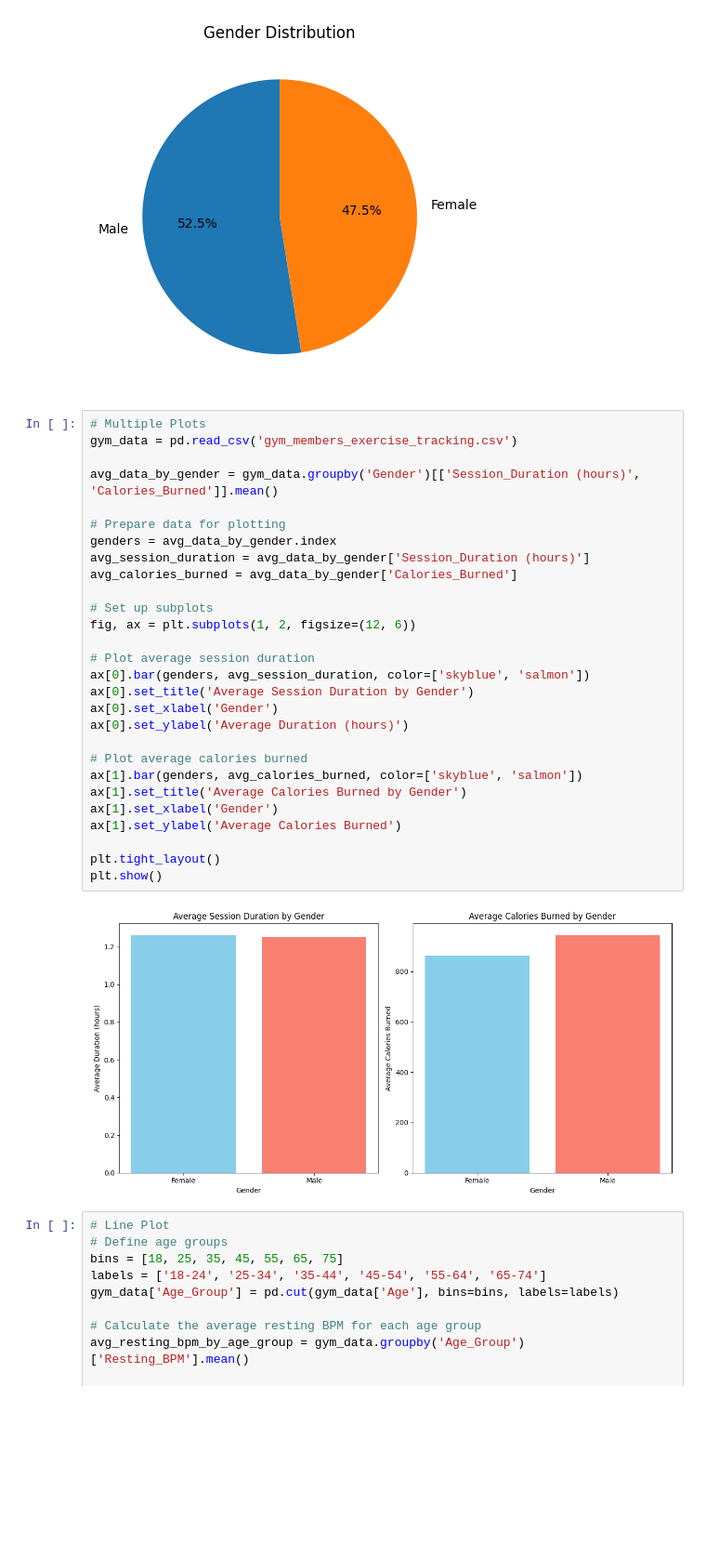
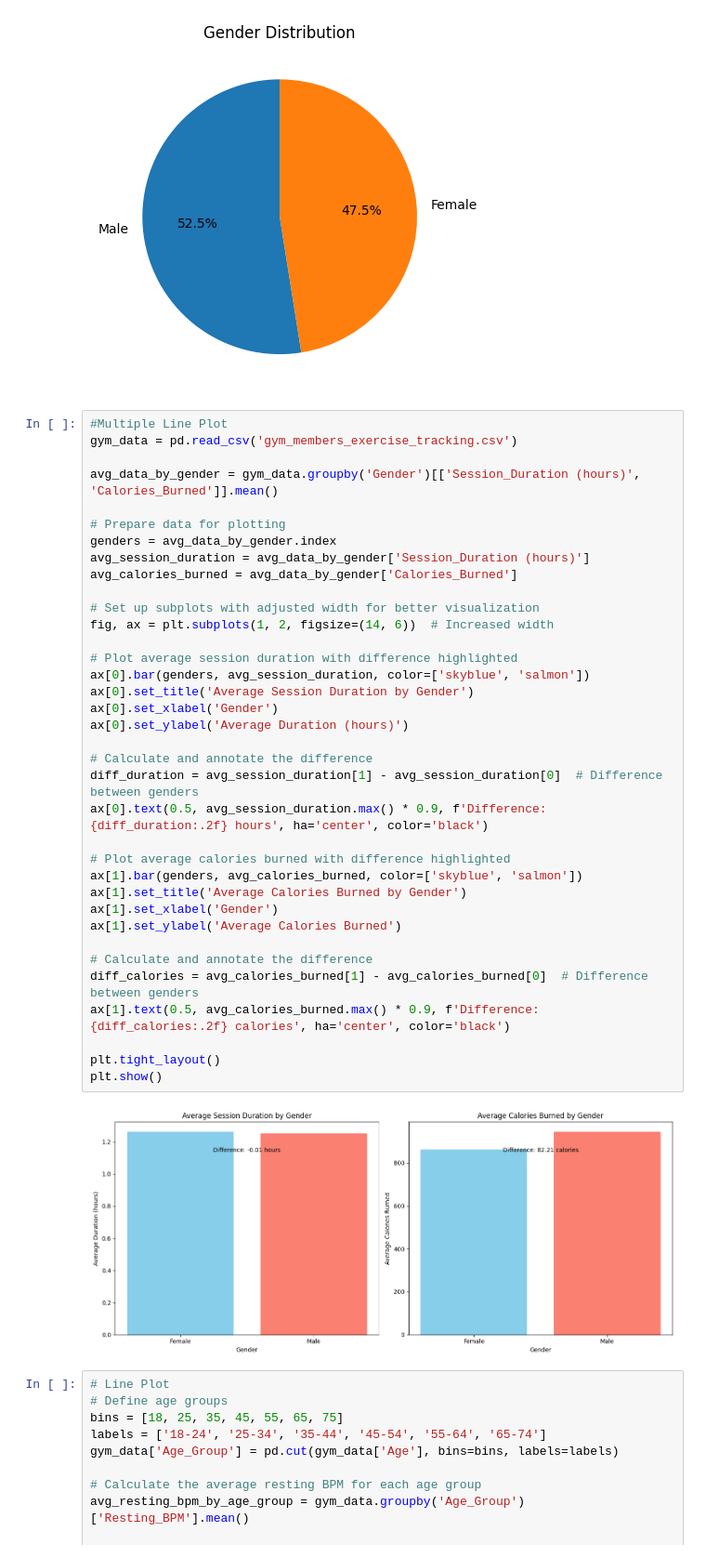
Before and after one commit to EdsonRaySanJuan/CpE-031-VDA-CpE-21S4, a Jupyter notebook: Midterm/Laboratory Introduction to Matplot/Exercise_8.ipynb, the cells around one changed output. Shown at 93% size. Drawn from its saved outputs; the diff is of its cells as text; blank space fills up the shorter version.

```diff
--- a/Midterm/Laboratory Introduction to Matplot/Exercise_8.ipynb
+++ b/Midterm/Laboratory Introduction to Matplot/Exercise_8.ipynb
@@ -371,35 +371,43 @@ plt.show()
 # %% [output]
 [figure]
 # %%
-# Multiple Plots
+#Multiple Line Plot
 gym_data = pd.read_csv('gym_members_exercise_tracking.csv')
 
 avg_data_by_gender = gym_data.groupby('Gender')[['Session_Duration (hours)', 'Calories_Burned']].mean()
 
 # Prepare data for plotting
 genders = avg_data_by_gender.index
 avg_session_duration = avg_data_by_gender['Session_Duration (hours)']
 avg_calories_burned = avg_data_by_gender['Calories_Burned']
 
-# Set up subplots
-fig, ax = plt.subplots(1, 2, figsize=(12, 6))
+# Set up subplots with adjusted width for better visualization
+fig, ax = plt.subplots(1, 2, figsize=(14, 6))  # Increased width
 
-# Plot average session duration
+# Plot average session duration with difference highlighted
 ax[0].bar(genders, avg_session_duration, color=['skyblue', 'salmon'])
 ax[0].set_title('Average Session Duration by Gender')
 ax[0].set_xlabel('Gender')
 ax[0].set_ylabel('Average Duration (hours)')
 
-# Plot average calories burned
+# Calculate and annotate the difference
+diff_duration = avg_session_duration[1] - avg_session_duration[0]  # Difference between genders
+ax[0].text(0.5, avg_session_duration.max() * 0.9, f'Difference: {diff_duration:.2f} hours', ha='center', color='black')
+
+# Plot average calories burned with difference highlighted
 ax[1].bar(genders, avg_calories_burned, color=['skyblue', 'salmon'])
 ax[1].set_title('Average Calories Burned by Gender')
 ax[1].set_xlabel('Gender')
 ax[1].set_ylabel('Average Calories Burned')
 
+# Calculate and annotate the difference
+diff_calories = avg_calories_burned[1] - avg_calories_burned[0]  # Difference between genders
+ax[1].text(0.5, avg_calories_burned.max() * 0.9, f'Difference: {diff_calories:.2f} calories', ha='center', color='black')
+
 plt.tight_layout()
 plt.show()
 # %% [output]
-[figure, old version]
+[figure, new version]
 # %%
 # Line Plot
 # Define age groups
```
Also changed, not shown: parts of 1 cell of this notebook.
